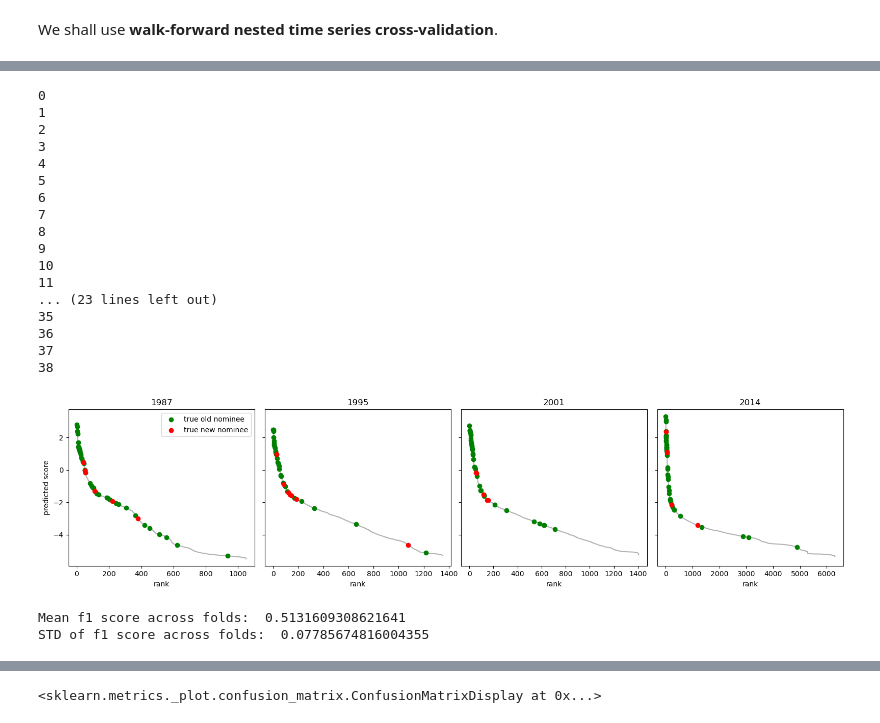
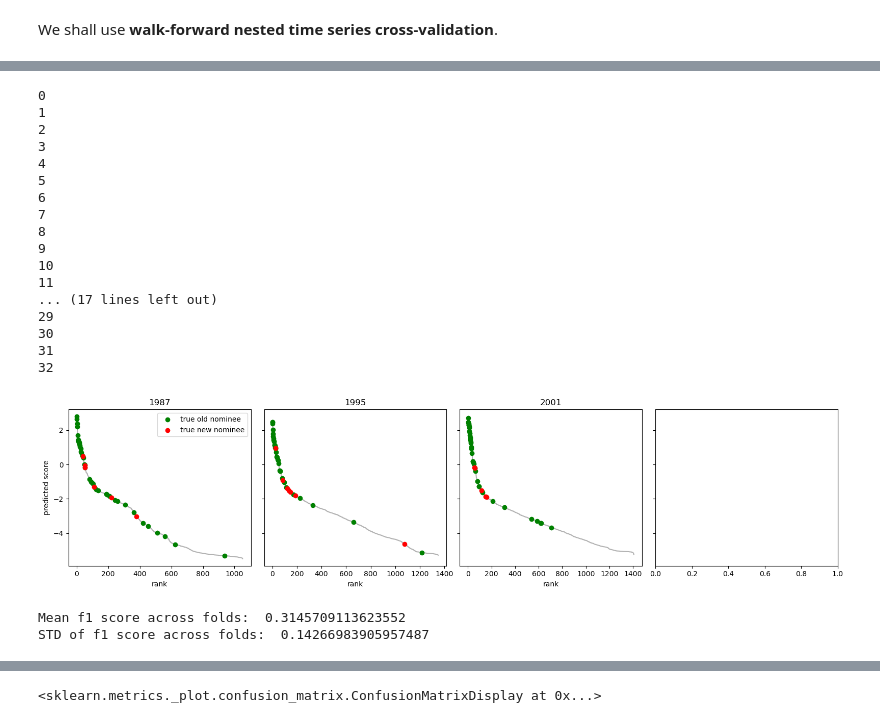
Before and after one commit to Erdos-Projects/summer26-nomination-worthy-books, a Jupyter notebook: CLEAN-REPO/models/xgb_ranker.ipynb, the cells around one changed output, grey strips where cells are left out. Drawn from its saved outputs; the diff is of its cells as text; code cells hidden in the pictures.

```diff
--- a/CLEAN-REPO/models/xgb_ranker.ipynb
+++ b/CLEAN-REPO/models/xgb_ranker.ipynb
@@ -27,0 +30,9 @@ books_tt.head()
+# %%
+locus = pd.read_csv('../data/raw/locus_nominees copy.csv')
+# locus = locus.groupby('year').head(5)
+locus_mask = books_tt.author.isin(locus.author) & books_tt.title.isin(locus.title)
+books_tt['locus'] = locus_mask
+# %%
+books_tt[books_tt['locus']==True].groupby('release_year').count()
+
+books_tt['target'] = (books_tt['locus']) | (books_tt['hugo'])
@@ -85,7 +108,7 @@ def walk_forward(data, initial_size=5, step=1):
     return splits
 
 
-windows = walk_forward(books_tt)
+windows = walk_forward(books_tt[books_tt['release_year']<2009])
 # %%
 print(len(windows))
 # %% [output]
@@ -100,7 +143,7 @@ model =  Pipeline(steps=[
         ('xgb_rank', xgb.XGBRanker(
     tree_method="hist",
     objective="rank:ndcg",
-    eval_metric="ndcg@40", # because each year has < 60 nominees, we care most about ranking those.
+    eval_metric="ndcg@10", # because each year has ~16 nominees, we care most about ranking those.
     lambdarank_pair_method="topk",
 
     lambdarank_num_pair_per_sample=40,
@@ -113,12 +156,13 @@ model =  Pipeline(steps=[
 ))
 ])
 # %%
-num_finalists = 60 # the top 60 ranked will be labeled as finalists.
+num_finalists = 10 # the top 16 ranked will be labeled as finalists.
 
 from sklearn.metrics import confusion_matrix
 from sklearn.metrics import f1_score
 from sklearn.metrics import precision_score, ndcg_score
 from sklearn.metrics import recall_score
+from sklearn.metrics import average_precision_score
 
 cv_data = []
 years_to_check = [1987, 1995, 2001, 2014]  # pick a mix: sparse, dense, recent, old
@@ -147,7 +191,9 @@ for num, fold in enumerate(windows):
             ascending=False
         )
 
-    book_val['predicted'] = (book_val['rank_within_year'] <= 60).astype(int)
+    num_finalists = len(book_val[book_val['target']==1])
+
+    book_val['predicted'] = (book_val['rank_within_year'] <= num_finalists).astype(int)
 
     for ax, yr in zip(axes, years_to_check):
         if year[0] == yr:
@@ -163,47 +209,48 @@ for num, fold in enumerate(windows):
                     color='green', zorder=5, label='true old nominee')
             ax.scatter(new_nominees['rank_within_year'], new_nominees['predicted_score'],
                     color='red', zorder=5, label='true new nominee')
 
             ax.set_title(f'{yr}')
             ax.set_xlabel('rank')
 
     f1score = f1_score(book_val['target'], book_val['predicted'].values)
     recall = recall_score(book_val['target'], book_val['predicted'].values)
     precision = precision_score(book_val['target'], book_val['predicted'].values)
+    pr_auc = average_precision_score(book_val['target'], book_val['predicted'].values)
 
-    cv_data.append({'fold': num, "val_year": year.values, 'f1_score': f1score, 'recall': recall, 'precision': precision})
+    cv_data.append({'fold': num, "val_year": year.values, 'f1_score': f1score, 'recall': recall, 'precision': precision, 'pr_auc': pr_auc})
     print(num)
 
 axes[0].set_ylabel('predicted score')
 axes[0].legend()
 plt.tight_layout()
 plt.show()
 # %% [output]
 0
 1
 2
 3
 4
 5
 6
 7
 8
 9
 10
 11
-... (23 lines left out)
-35
-36
-37
-38
+... (17 lines left out)
+29
+30
+31
+32
-[figure, old version]
+[figure, new version]
 # %%
 cv_result = pd.DataFrame(cv_data)
 print("Mean f1 score across folds: ", cv_result['f1_score'].mean())
 print("STD of f1 score across folds: ", cv_result['f1_score'].std())
 # %% [output]
-Mean f1 score across folds:  0.5131609308621641
-STD of f1 score across folds:  0.07785674816004355
+Mean f1 score across folds:  0.3145709113623552
+STD of f1 score across folds:  0.14266983905957487
 # %%
 plt.plot([year[0] for year in cv_result['val_year']], cv_result['f1_score'], label='f1 score')
 plt.plot([year[0] for year in cv_result['val_year']], cv_result['recall'], label='recall')
```
Also changed, not shown: parts of 6 cells of this notebook, 1 other file.
